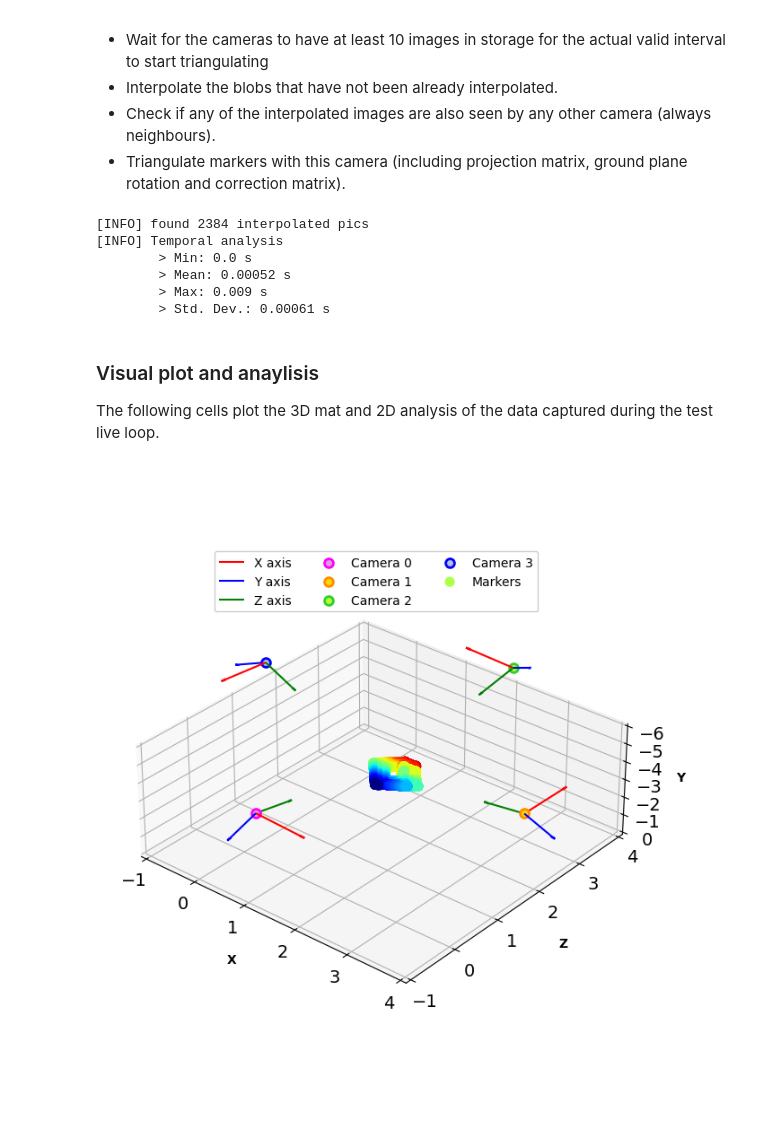
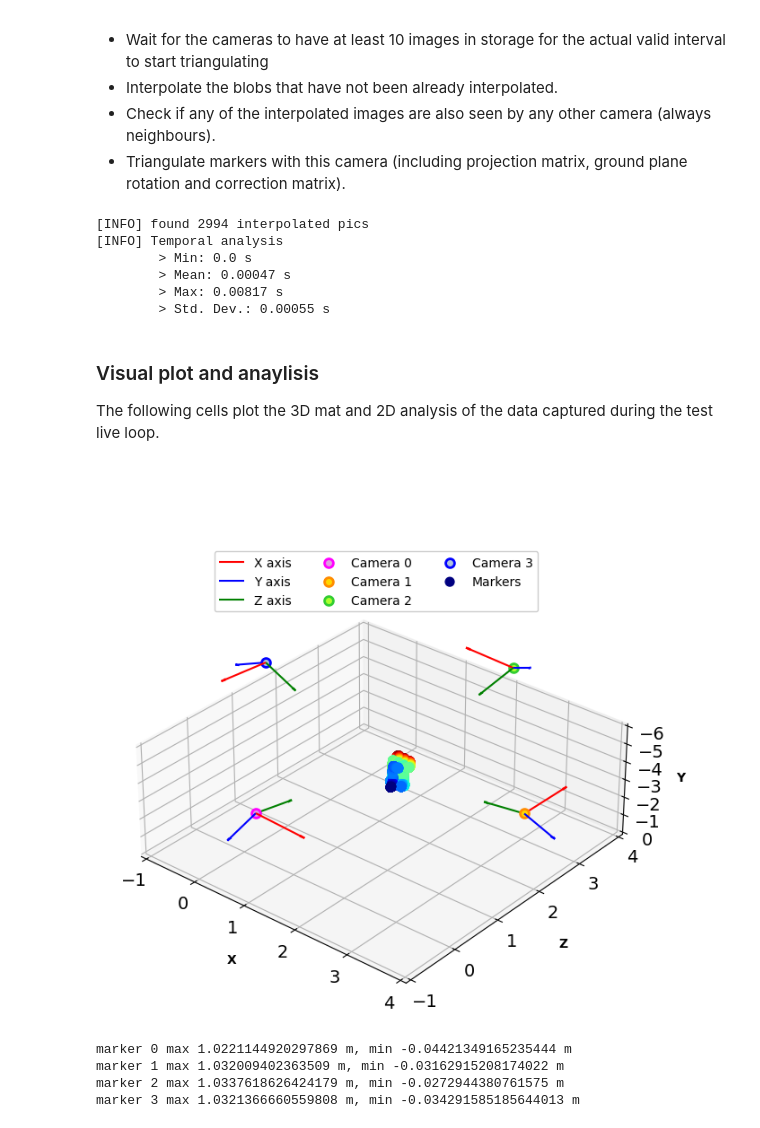
Before and after one commit to debOliveira/MoCapRasp, a Jupyter notebook: central/debugOnline.ipynb, the cells around one changed output. Drawn from its saved outputs; the diff is of its cells as text; code cells hidden in the pictures; blank space fills up the shorter version.

```diff
--- a/central/debugOnline.ipynb
+++ b/central/debugOnline.ipynb
@@ -41,7 +41,7 @@ The following cell sets up the name of the CSV where the data is stored and the
 ##########################################
 
 # name (folder/camCalib.csv) where the CSV from serverv2Calib.py is saved
-dfCSV = np.genfromtxt('G:/Meu Drive/UFCG/Mestrado/MoCap/CSV datasets/29Jun/camCalib.csv', delimiter=',')
+dfCSV = np.genfromtxt('G:/Meu Drive/UFCG/Mestrado/MoCap/CSV datasets/30Jun/Mambo/camCalib.csv', delimiter=',')
 verbose = False # verbose flag for reading the data and interpolation
 nCameras = 4    # number of cameras
 recTime = 120    # recording time, in seconds
@@ -569,7 +569,7 @@ The following cell sets up the name of the CSV where the data is stored and the
 ##########################################
 
 # name (folder/camGround.csv) where the CSV from serverv2Ground.py is saved
-dfCSV = np.genfromtxt('G:/Meu Drive/UFCG/Mestrado/MoCap/CSV datasets/29Jun/camGround.csv', delimiter=',')
+dfCSV = np.genfromtxt('G:/Meu Drive/UFCG/Mestrado/MoCap/CSV datasets/30Jun/Mambo/camGround.csv', delimiter=',')
 # %%
 #########################
 ### Utility functions ###
@@ -948,8 +948,8 @@ The following cell sets up the name of the CSV where the data is stored and the
 ##########################################
 
 # name (folder/camTest.csv) where the CSV from serverv2Test.py is saved
-dfCSV = np.genfromtxt('G:/Meu Drive/UFCG/Mestrado/MoCap/CSV datasets/29Jun/camTest.csv', delimiter=',')
-recTime = 30    # recording time, in seconds
+dfCSV = np.genfromtxt('G:/Meu Drive/UFCG/Mestrado/MoCap/CSV datasets/30Jun/Mambo/camTest.csv', delimiter=',')
+recTime = 40    # recording time, in seconds
 step = 1/100    # step of the interpolated DF
 # %%
 #########################
@@ -1263,12 +1263,12 @@ allPoints3d = allPoints3d.T
             putText(img,str(k),(int(center[0]/16)-25, int(center[1]/16)-25),FONT_HERSHEY_SIMPLEX,0.5,(255,0,0),2)
         imwrite('pics/cam'+str(idx+1)+'/'+str(name).zfill(20)+'.jpg',img)''';
 # %% [output]
-[INFO] found 2384 interpolated pics
+[INFO] found 2994 interpolated pics
 [INFO] Temporal analysis
         > Min: 0.0 s
-        > Mean: 0.00052 s
-        > Max: 0.009 s
-        > Std. Dev.: 0.00061 s
+        > Mean: 0.00047 s
+        > Max: 0.00817 s
+        > Std. Dev.: 0.00055 s
 # %% [markdown]
 ### Visual plot and anaylisis
 
@@ -1295,33 +1295,37 @@ colours = [['fuchsia','plum'],['darkorange','gold'],['limegreen','greenyellow'],
 # plot each camera translated and rotated to meet the ground plane
 for j in range(nCameras):
     o = np.matmul(projMat[j],[[0.],[0],[0.],[1]]).ravel()
     o+= [0,+d/b,0,0]
     o = np.matmul(P_plane,o).ravel()
     o+= [0,0,-zDisplacement,0]
     x,y,z= np.array([1, 0, 0, 0]), np.array([0, 1, 0, 0]),np.array([0, 0, 1, 0])
     x,y,z = np.matmul(projMat[j],x),np.matmul(projMat[j],y),np.matmul(projMat[j],z)
     x,y,z = np.matmul(P_plane,x),np.matmul(P_plane,y),np.matmul(P_plane,z)
     ax.quiver(o[0], o[2], o[1], x[0], x[2], x[1], arrow_length_ratio=0.1, edgecolors="r", label='X axis')
     ax.quiver(o[0], o[2], o[1], y[0], y[2], y[1], arrow_length_ratio=0.1, edgecolors="b", label='Y axis')
     ax.quiver(o[0], o[2], o[1], z[0], z[2], z[1], arrow_length_ratio=0.1, edgecolors="g", label='Z axis')
     ax.scatter(o[0], o[2], o[1], s=50, edgecolor=colours[j][0], facecolor=colours[j][1], linewidth=2,  label = 'Camera '+str(j))
 
 # plot points after correction matrix
 ax.scatter(allPoints3d[0], allPoints3d[2], allPoints3d[1], s=50, c=allPoints3d[2], cmap=cmhot, label= 'Markers')
 
 # axis setup and plot variables
 handles, labels = plt.gca().get_legend_handles_labels()
 by_label = dict(zip(labels, handles))
 plt.legend(by_label.values(), by_label.keys(),ncol=3,loc ='center',edgecolor='silver', bbox_to_anchor=(0.5, 0.8))
 plt.draw()
 plt.show()
 
 # save array of each point for later use (e.g. Matlab)
-'''for k in range(0,4):
+for k in range(0,4):
     idx = np.array(range(k,allPoints3d.shape[1],4)).astype(int)
     points3dNew = allPoints3d.T[idx]
     # plor min and maximum height
     print('marker',k,'max',-min(points3dNew[:,1]),'m,','min',-max(points3dNew[:,1]),'m')
-    #np.savetxt('points3d'+str(k)+'.csv',points3dNew,delimiter=',')''';
+    np.savetxt('points3d'+str(k)+'.csv',points3dNew,delimiter=',')
 # %% [output]
-[figure, old version]
+[figure, new version]
+marker 0 max 1.0221144920297869 m, min -0.04421349165235444 m
+marker 1 max 1.032009402363509 m, min -0.03162915208174022 m
+marker 2 max 1.0337618626424179 m, min -0.0272944380761575 m
+marker 3 max 1.0321366660559808 m, min -0.034291585185644013 m
```
Also changed, not shown: parts of 2 cells of this notebook, 1 other file.
